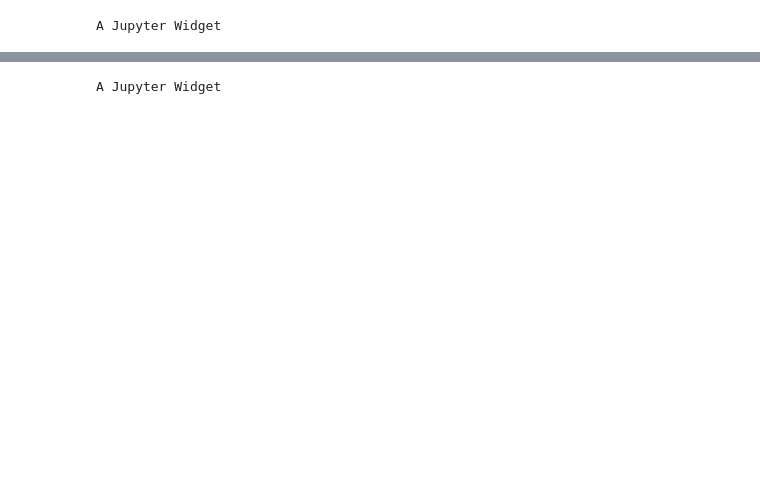
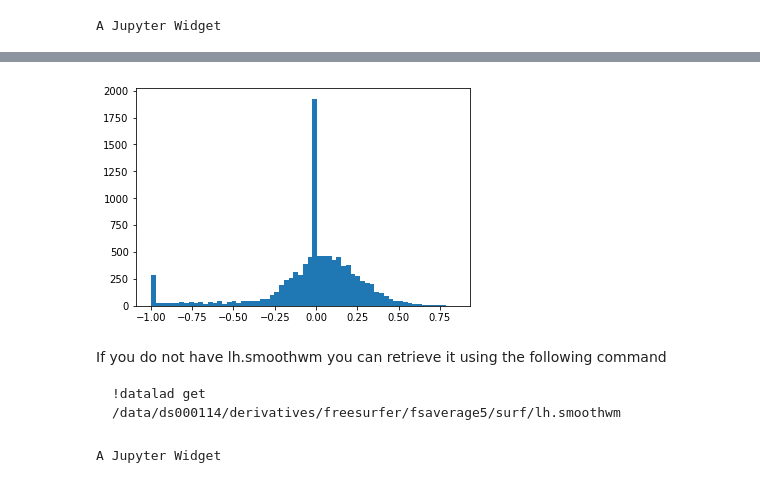
Before and after one commit to neuro-data-science/neuroviz, a Jupyter notebook: notebooks/introductory_3d.ipynb, the cells around one changed output, grey strips where cells are left out. Drawn from its saved outputs; the diff is of its cells as text; code cells hidden in the pictures; blank space fills up the shorter version.

````diff
--- a/notebooks/introductory_3d.ipynb
+++ b/notebooks/introductory_3d.ipynb
@@ -59 +291,18 @@ colors_lh = annot_lh[1][annot_lh[0], 0:3]/255.
+# %%
+def vals2colors(vals):
+    cmap = np.vstack((plt.cm.viridis(range(256)), plt.cm.cool(range(256))))
+    indices = 256 + (255 * vals).astype(int)
+    return cmap[indices, 0:3]
+# %%
+epi_vals = np.minimum(np.maximum(mean_epi/(3 * mean_std), -1), 1)
+colors = vals2colors(epi_vals)
+plt.hist(epi_vals, 64);
+# %% [output]
+[figure, added]
+# %% [markdown]
+If you do not have lh.smoothwm you can retrieve it using the following command
+
+```
+!datalad get /data/ds000114/derivatives/freesurfer/fsaverage5/surf/lh.smoothwm
+```
 # %%
````
Also changed, not shown: parts of 39 cells of this notebook, 3 other files.
